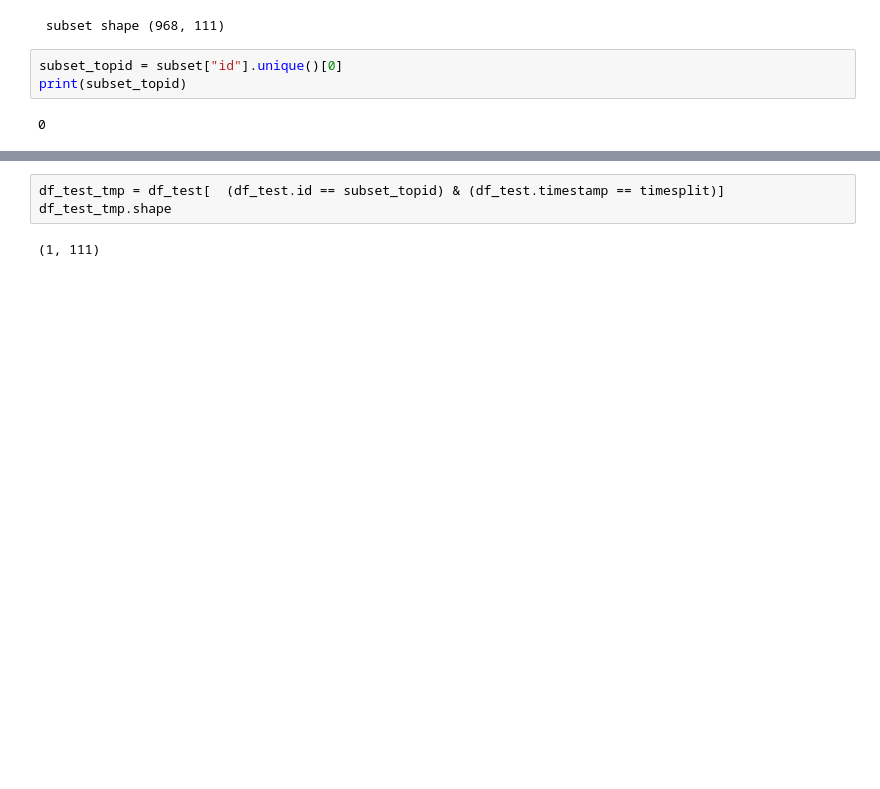
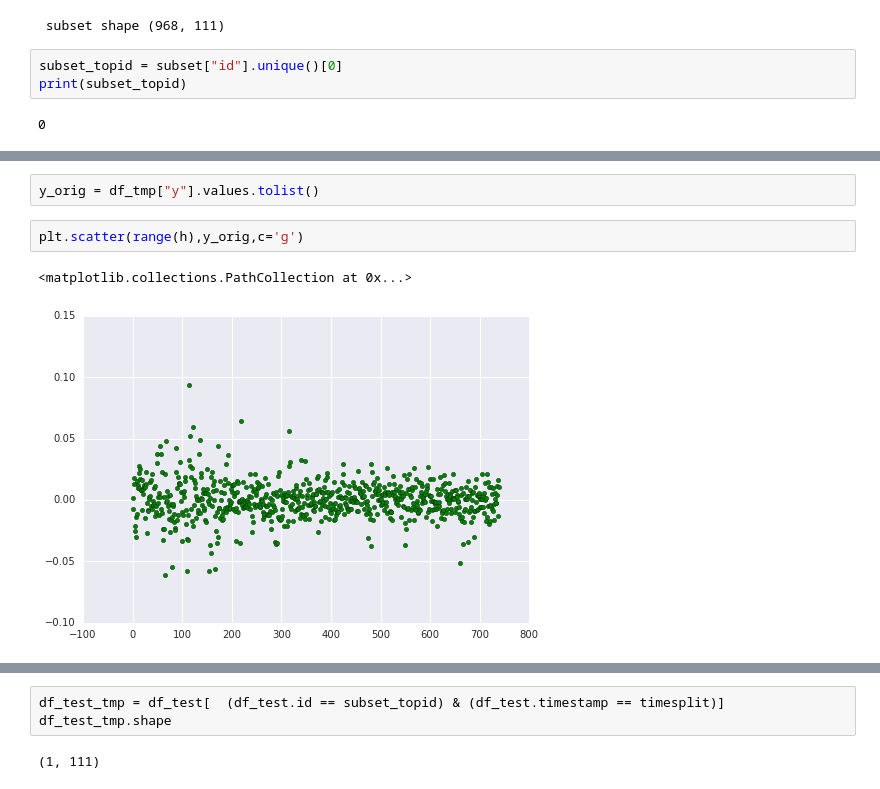
Before and after one commit to scrambleegg7/TwoSigma, a Jupyter notebook: Untitled.ipynb, the cells around one changed output, grey strips where cells are left out. Drawn from its saved outputs; the diff is of its cells as text; blank space fills up the shorter version.

```diff
--- a/Untitled.ipynb
+++ b/Untitled.ipynb
@@ -58,0 +211,7 @@ df_tmp_y = df_tmp["y"]
+# %%
+y_orig = df_tmp["y"].values.tolist()
+# %%
+plt.scatter(range(h),y_orig,c='g')
+# %% [output]
+<matplotlib.collections.PathCollection at 0x...>
+[figure, added]
```
Also changed, not shown: parts of 22 cells of this notebook, 5 other files.
